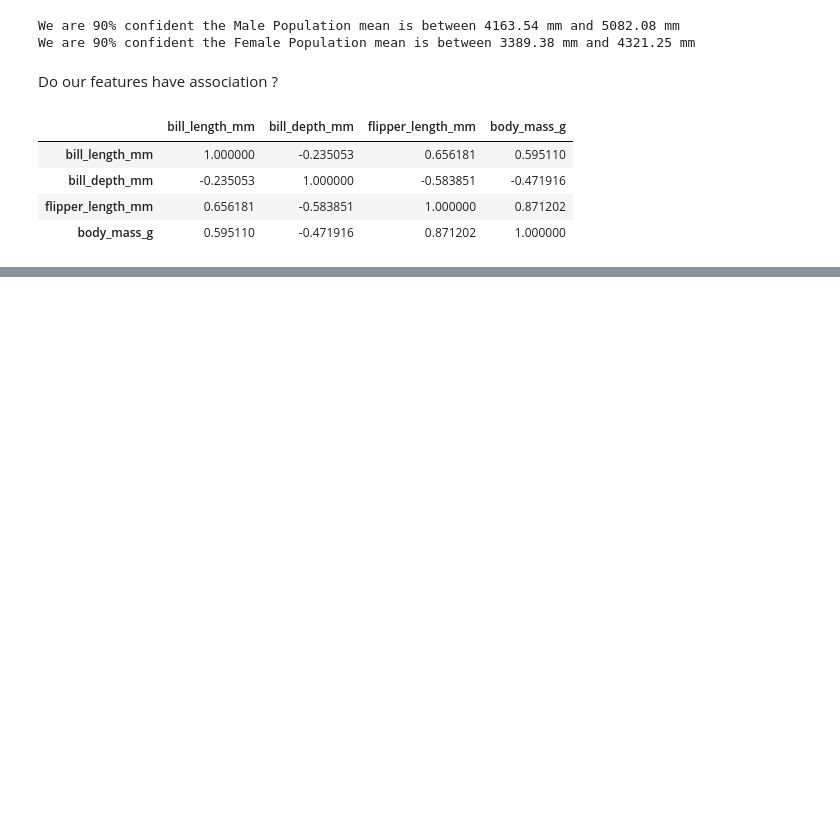
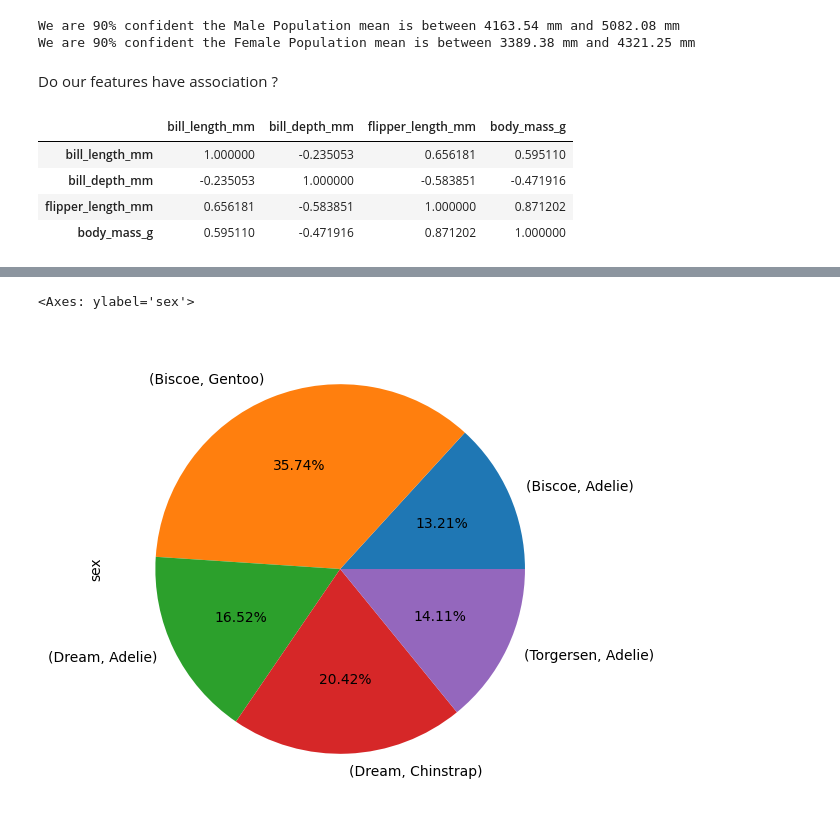
Before and after one commit to Mark20042/data-science-bootcamp, a Jupyter notebook: penguins.ipynb, the cells around one changed output, grey strips where cells are left out. Drawn from its saved outputs; the diff is of its cells as text; code cells hidden in the pictures; blank space fills up the shorter version.

```diff
--- a/penguins.ipynb
+++ b/penguins.ipynb
@@ -389,0 +408,5 @@ plt.show()
+# %%
+df.groupby(['island', 'species']).count()['sex'].plot(kind='pie',autopct='%.2f%%', figsize=(10,6))
+# %% [output]
+<Axes: ylabel='sex'>
+[figure, added]
```
Also changed, not shown: parts of 7 cells of this notebook.
